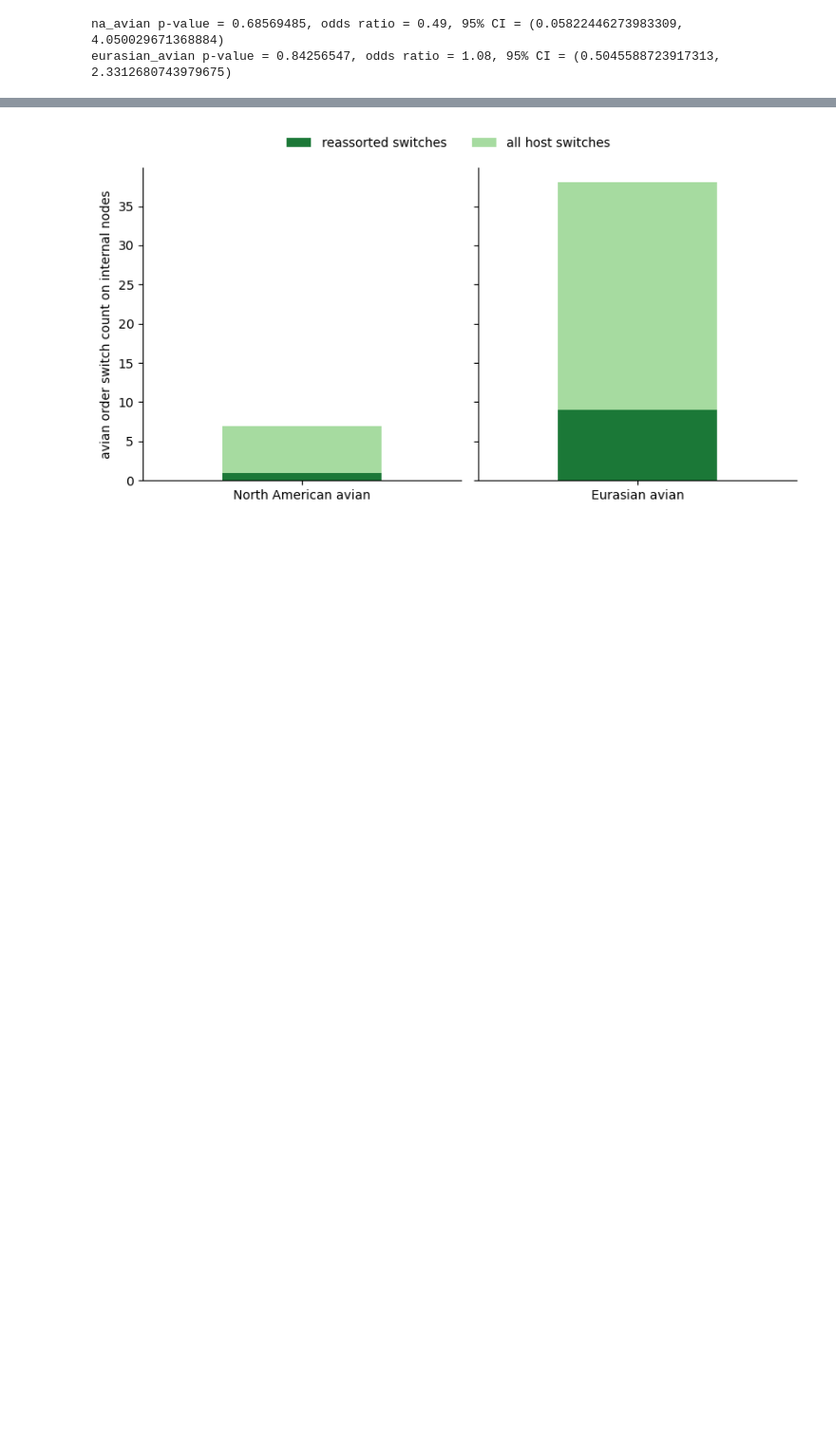
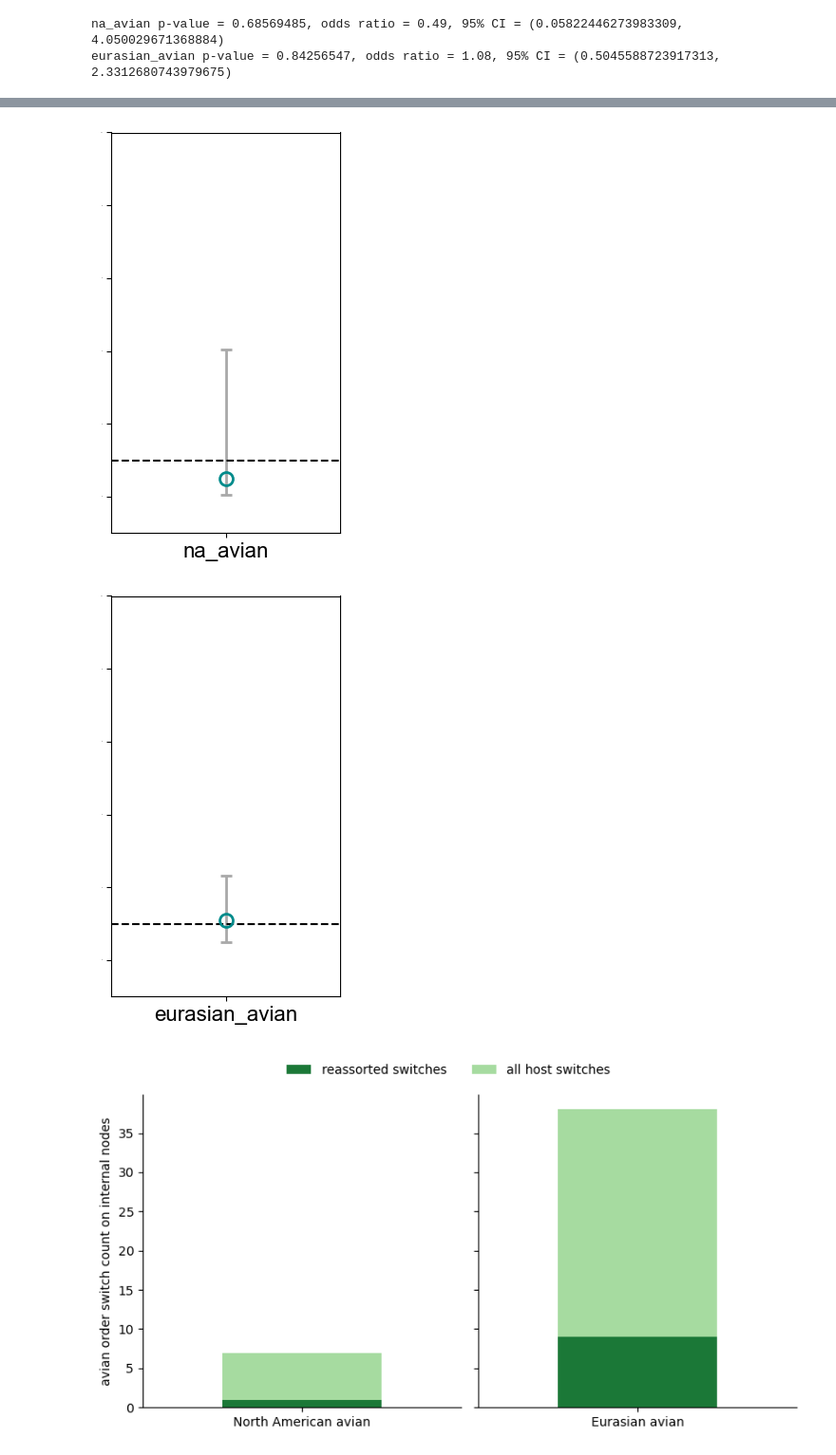
Before and after one commit to moncla-lab/h3nx-paper, a Jupyter notebook: treesort-analyses/host-switching/within-between_FET-birds_order.ipynb, the cells around one changed output, grey strips where cells are left out. Shown at 95% size. Cells and saved outputs as stored; diff of their text form; code cells hidden in the pictures; blank space fills up the shorter version.

```diff
--- a/treesort-analyses/host-switching/within-between_FET-birds_order.ipynb
+++ b/treesort-analyses/host-switching/within-between_FET-birds_order.ipynb
@@ -217,3 +226,67 @@ plt.show()
+# %%
+import matplotlib.pyplot as plt
+import matplotlib as mpl
+
+mpl.rcParams['font.family'] = 'Arial'
+mpl.rcParams['font.size'] = 16
+
+def plot_odds_ratios(clades_subset, odds_ratios_subset, p_values_subset,
+                      confidence_subset, filename):
+    fig, axes = plt.subplots(1, len(clades_subset), figsize=(3, 5), sharey=True)
+
+    # ensure axes is always iterable, even with a single clade
+    if len(clades_subset) == 1:
+        axes = [axes]
+
+    for ax, clade, odds_ratio, p_value, (ci_low, ci_high) in zip(
+            axes, clades_subset, odds_ratios_subset, p_values_subset, confidence_subset):
+
+        lower_err = odds_ratio - ci_low
+        upper_err = ci_high - odds_ratio
+        error_bars = [[lower_err], [upper_err]]
+
+        ax.errorbar(
+            [0], [odds_ratio],
+            yerr=error_bars,
+            fmt='o',
+            color='darkcyan',
+            ecolor='darkgrey',
+            elinewidth=2,
+            capsize=4,
+            markersize=10,
+            markerfacecolor='none',   # not significant
+            markeredgewidth=2
+        )
+
+        ax.axhline(1, color='black', linestyle='--')
+
+        ax.set_xticks([0])
+        ax.set_xticklabels([clade], fontsize=16)
+        ax.set_xlim(-1, 1)
+        ax.set_ylim(-1, 10)
+
+        ax.tick_params(axis='y', labelsize=0)
+
+    plt.tight_layout()
+    plt.savefig(filename, dpi=300, bbox_inches="tight")
+    plt.show()
+
+
+# split clades into two halves
+mid = len(clades) // 2
+
+clades_1, clades_2 = clades[:mid], clades[mid:]
+odds_ratios_1, odds_ratios_2 = odds_ratios[:mid], odds_ratios[mid:]
+p_values_1, p_values_2 = p_values[:mid], p_values[mid:]
+confidence_1, confidence_2 = confidence[:mid], confidence[mid:]
+
+plot_odds_ratios(clades_1, odds_ratios_1, p_values_1, confidence_1,
+                  "plots/avian_order_switches_OR_na_avian.pdf")
+plot_odds_ratios(clades_2, odds_ratios_2, p_values_2, confidence_2,
+                  "plots/avian_order_switches_OR_eurasian.pdf")
+# %% [output]
+[figure, added]
+[figure, added]
 # %%
 categories = ["na_avian", "eurasian_avian"]
 titles = ["North American avian", "Eurasian avian"]
```
Also changed, not shown: parts of 1 cell of this notebook, 25 other files.
